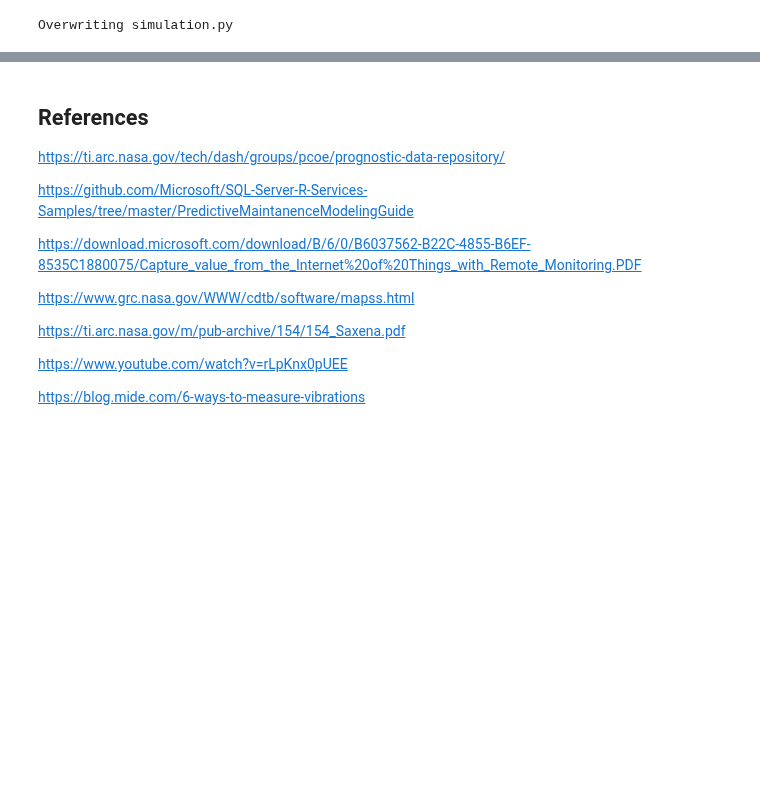
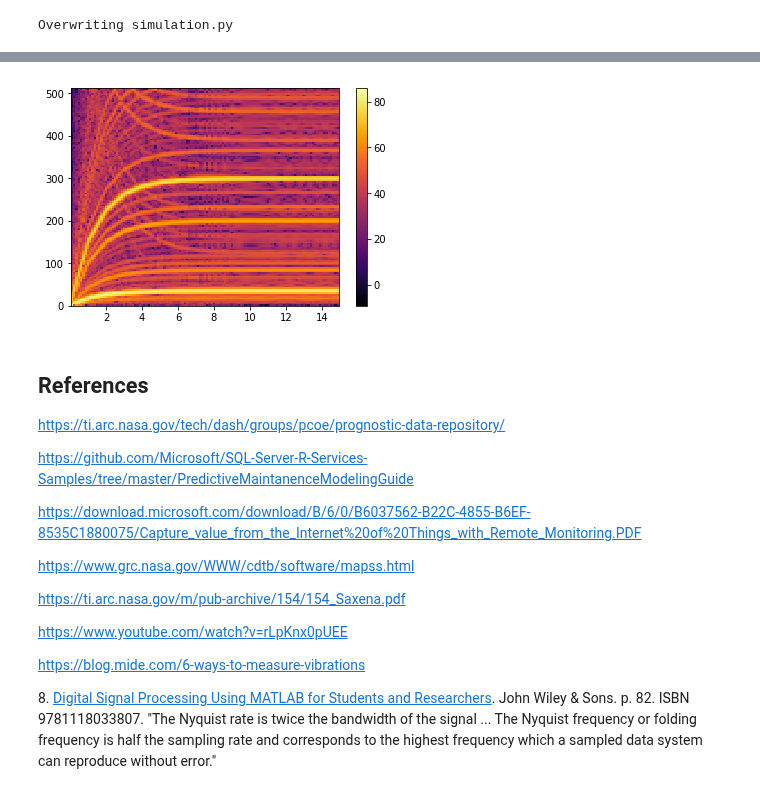
Before and after one commit to Azure/AI-PredictiveMaintenance, a Jupyter notebook: src/AML/Notebooks/DataGeneration.ipynb, the cells around one changed output, grey strips where cells are left out. Saved outputs shown, nothing was run; the diff lists cells and outputs as text; code cells hidden in the pictures; blank space fills up the shorter version.

Commit message:
initial data generation

```diff
--- a/src/AML/Notebooks/DataGeneration.ipynb
+++ b/src/AML/Notebooks/DataGeneration.ipynb
@@ -370,3 +373,8 @@ df.to_csv('test', header = False)
+# %%
+sig = np.concatenate(df.vibration)
+spectrogram(sig, sample_rate)
+# %% [output]
+[figure, added]
 # %% [markdown]
 ## References
 
@@ -383,3 +391,5 @@ https://ti.arc.nasa.gov/m/pub-archive/154/154_Saxena.pdf
 https://www.youtube.com/watch?v=rLpKnx0pUEE
 
 https://blog.mide.com/6-ways-to-measure-vibrations
+
+<a name="ref_8"></a>8.  [Digital Signal Processing Using MATLAB for Students and Researchers](https://books.google.com/books?id=Qtd-e1NtZVkC&pg=PA82#v=onepage&q&f=false). John Wiley & Sons. p. 82. ISBN 9781118033807. "The Nyquist rate is twice the bandwidth of the signal ... The Nyquist frequency or folding frequency is half the sampling rate and corresponds to the highest frequency which a sampled data system can reproduce without error."
```
Also changed, not shown: parts of 3 cells of this notebook.
